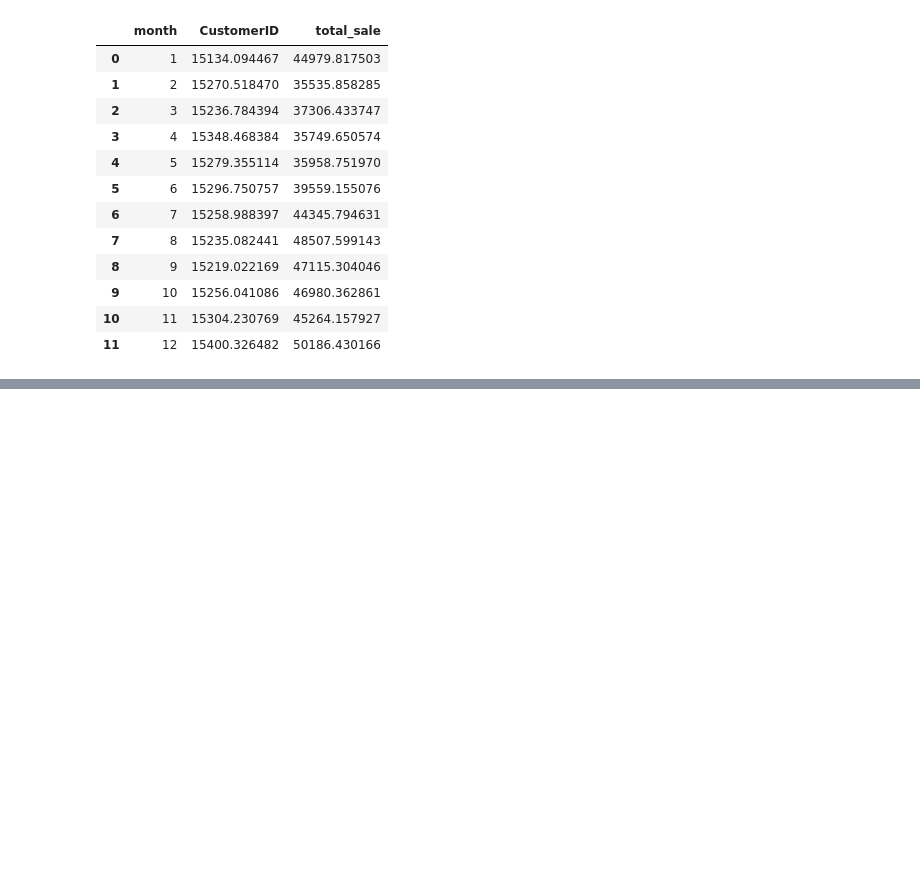
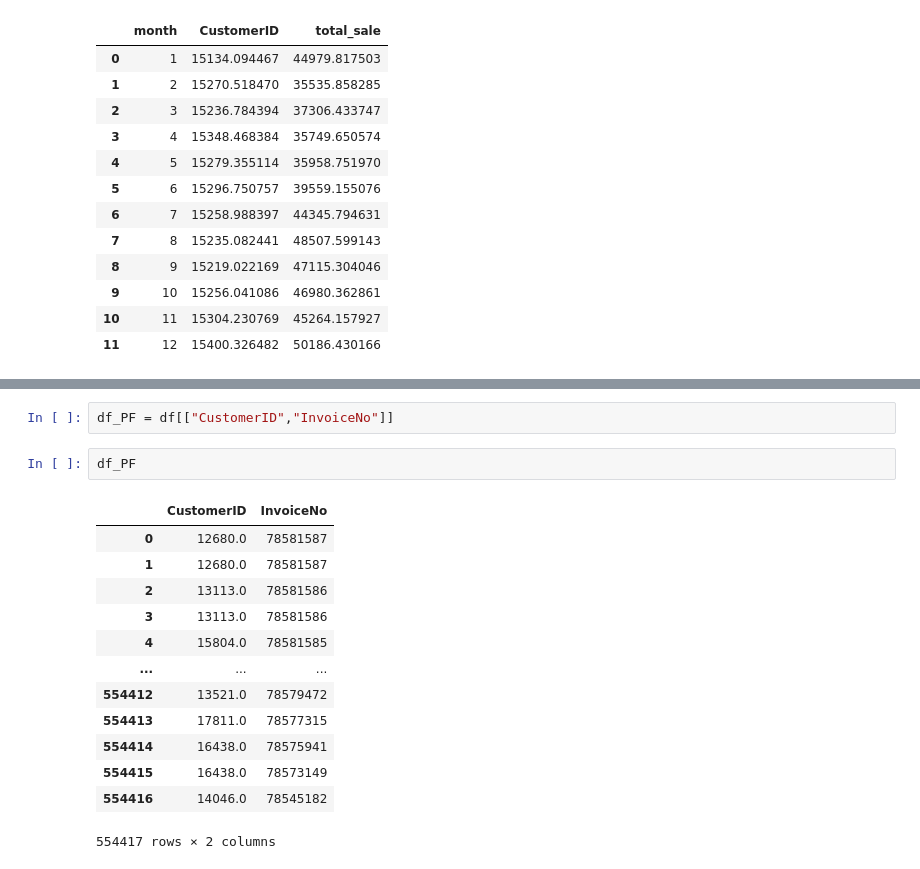
Before and after one commit to selinbulbul/ecommerce-scrape, a Jupyter notebook: New folder/tasks.ipynb, the cells around one changed output, grey strips where cells are left out. Cells and saved outputs as stored; diff of their text form; blank space fills up the shorter version.

```diff
--- a/New folder/tasks.ipynb
+++ b/New folder/tasks.ipynb
@@ -1189,0 +1216,18 @@ sb.barplot(x = "month", y="total_sale", data = df13 )
+# %%
+df_PF = df[["CustomerID","InvoiceNo"]]
+# %%
+df_PF
+# %% [output]
+|  | CustomerID | InvoiceNo |
+| 0 | 12680.0 | 78581587 |
+| 1 | 12680.0 | 78581587 |
+| 2 | 13113.0 | 78581586 |
+| 3 | 13113.0 | 78581586 |
+| 4 | 15804.0 | 78581585 |
+| ... | ... | ... |
+| 554412 | 13521.0 | 78579472 |
+| 554413 | 17811.0 | 78577315 |
+| 554414 | 16438.0 | 78575941 |
+| 554415 | 16438.0 | 78573149 |
+| 554416 | 14046.0 | 78545182 |
+554417 rows × 2 columns
```
Also changed, not shown: parts of 34 cells of this notebook.
